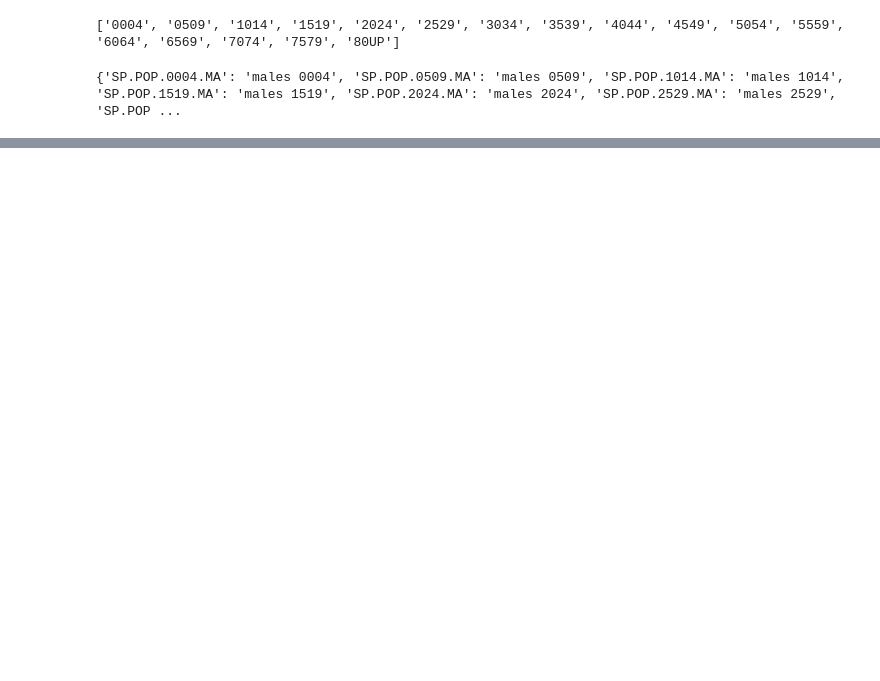
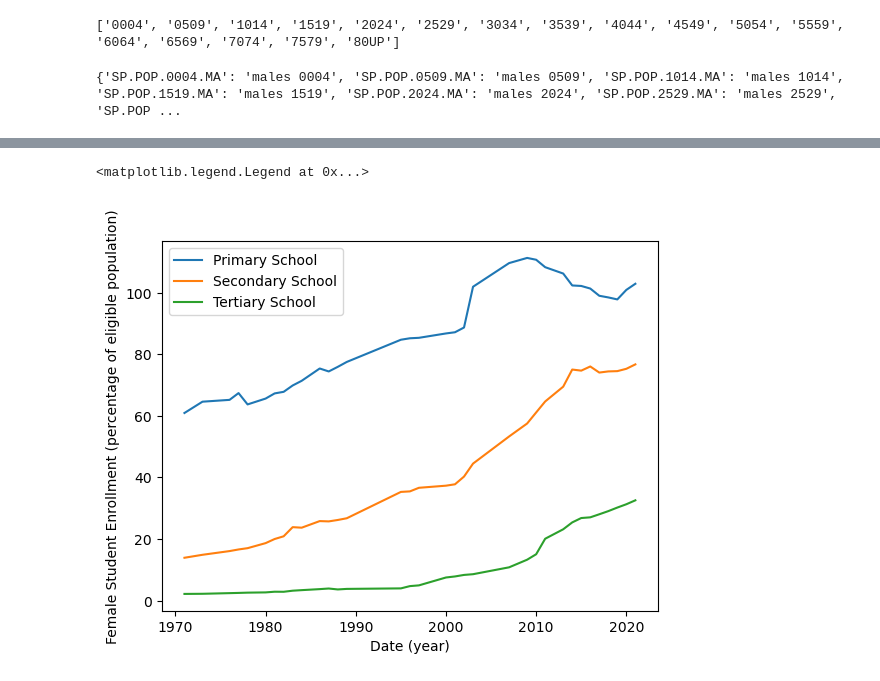
Before and after one commit to hoshiaip/EEP153Blake, a Jupyter notebook: project1.ipynb, the cells around one changed output, grey strips where cells are left out. Cells and saved outputs as stored; diff of their text form; code cells hidden in the pictures; blank space fills up the shorter version.

```diff
--- a/project1.ipynb
+++ b/project1.ipynb
@@ -243,0 +412,31 @@ fig.show()
+# %%
+#wbdata.get_indicator()
+"""
+School Enrollment Indices:
+
+SE.PRM.ENRR.FE                        Female Primary School Enrollment
+SE.SEC.ENRR.FE                        Female Secondary School Enrollment
+SE.TER.ENRR.FE                        Female Tertiary School Enrollment
+"""
+
+vars = {"SE.PRM.ENRR.FE":"Female Primary School Enrollment",
+        "SE.SEC.ENRR.FE":"Female Secondary School Enrollment",
+        "SE.TER.ENRR.FE":"Female Tertiary School Enrollment"}
+
+
+se_com = wbdata.get_dataframe(vars,country='IND')
+se_com = se_com.reset_index()
+se_com['date'] = se_com['date'].astype(int)
+se_com = se_com.dropna()
+#print(se_com)
+
+se_com_pr = plt.plot('date', 'Female Primary School Enrollment', data=se_com, label='Primary School')
+se_com_sec = plt.plot('date', 'Female Secondary School Enrollment', data=se_com, label='Secondary School')
+se_com_ter = plt.plot('date', 'Female Tertiary School Enrollment', data=se_com, label='Tertiary School')
+plt.xlabel('Date (year)')
+plt.ylabel('Female Student Enrollment (percentage of eligible population)')
+plt.legend()
+#plt.legend(['Primary Enrollment', 'Secondary Enrollment', 'Tertiary Enrollment'])
+# %% [output]
+<matplotlib.legend.Legend at 0x...>
+[figure, added]
```
Also changed, not shown: parts of 24 cells of this notebook.
